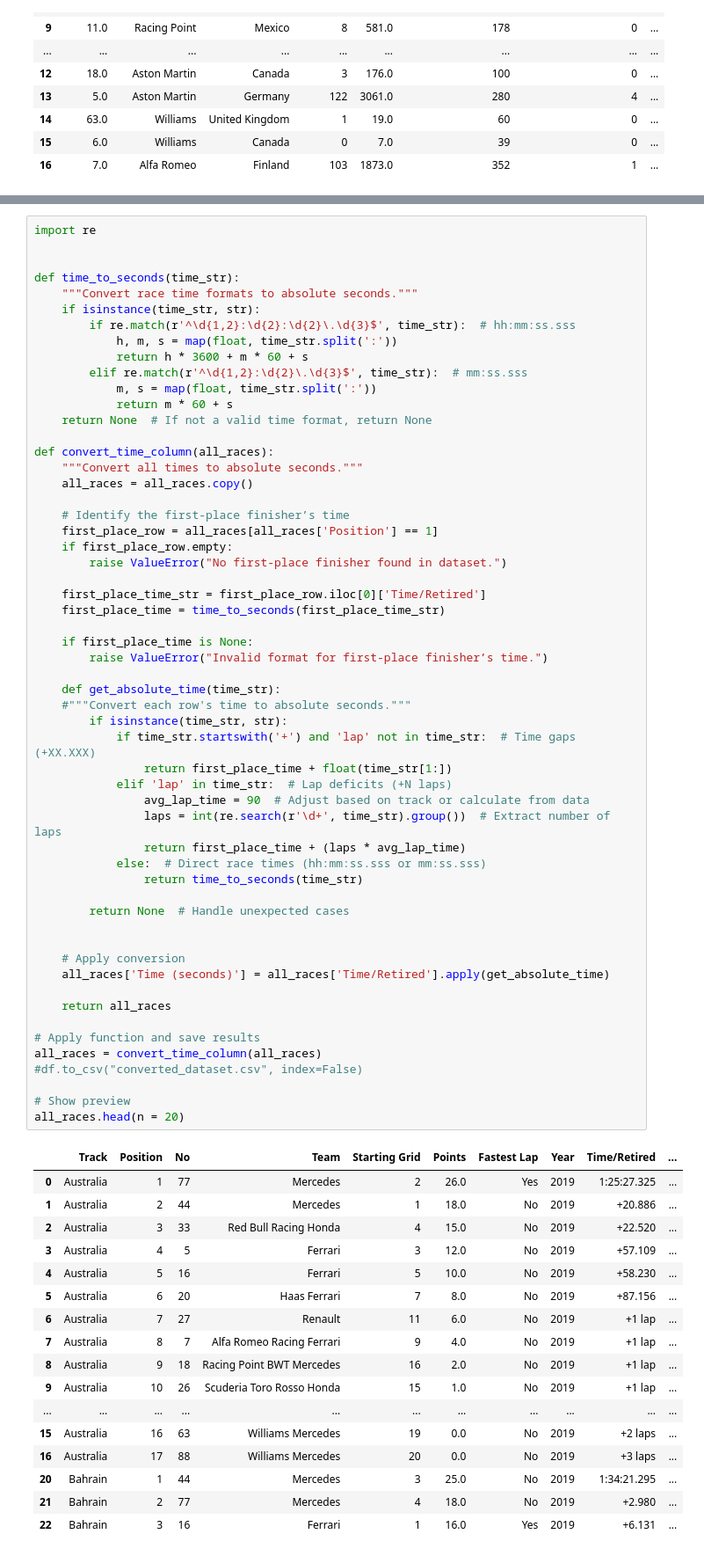
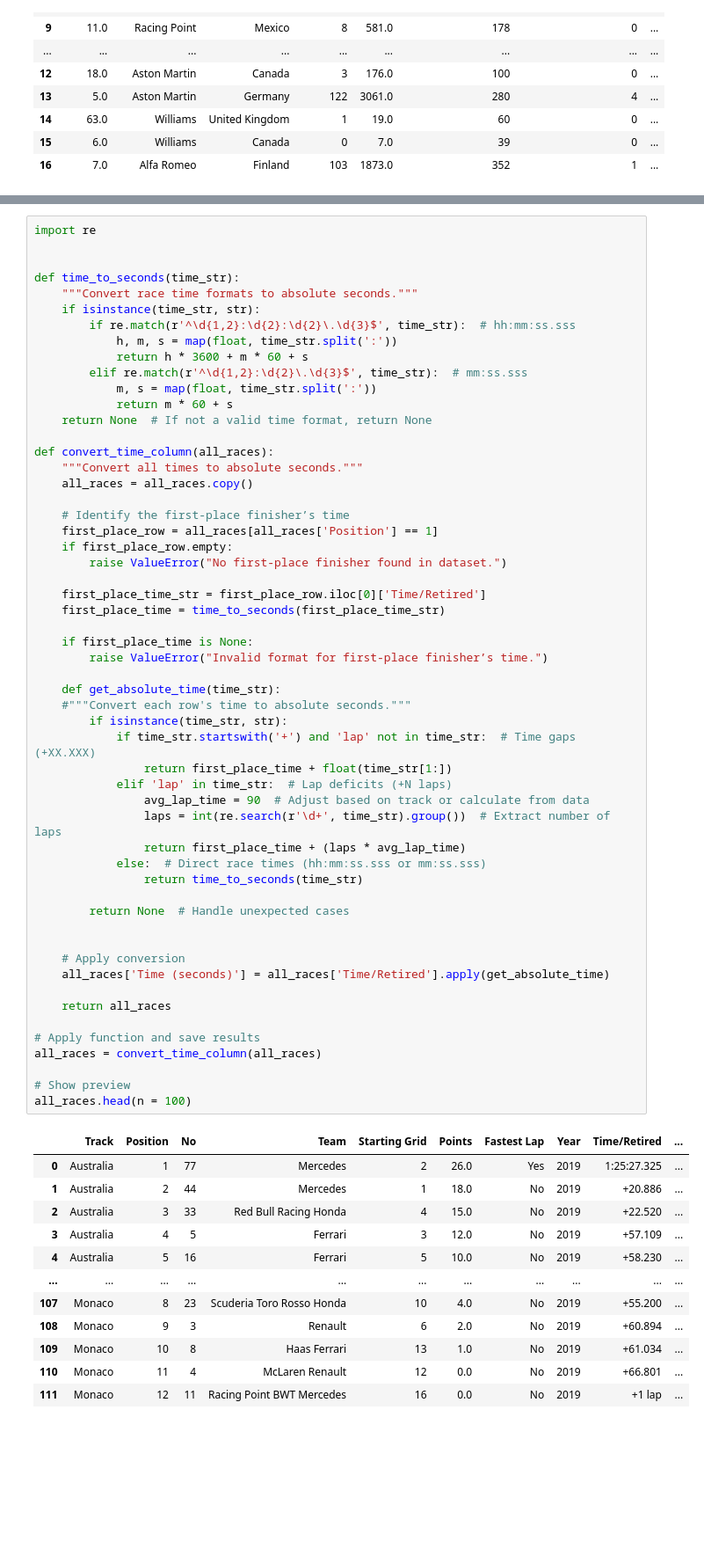
Before and after one commit to Dekamayaro/F1-Prediction-Project, a Jupyter notebook: project.ipynb, the cells around one changed output, grey strips where cells are left out. Shown at 88% size. Drawn from its saved outputs; the diff is of its cells as text; blank space fills up the shorter version.

```diff
--- a/project.ipynb
+++ b/project.ipynb
@@ -138,43 +138,37 @@ def convert_time_column(all_races):
     #"""Convert each row's time to absolute seconds."""
         if isinstance(time_str, str):
             if time_str.startswith('+') and 'lap' not in time_str:  # Time gaps (+XX.XXX)
                 return first_place_time + float(time_str[1:])
             elif 'lap' in time_str:  # Lap deficits (+N laps)
                 avg_lap_time = 90  # Adjust based on track or calculate from data
                 laps = int(re.search(r'\d+', time_str).group())  # Extract number of laps
                 return first_place_time + (laps * avg_lap_time)
             else:  # Direct race times (hh:mm:ss.sss or mm:ss.sss)
                 return time_to_seconds(time_str)
 
         return None  # Handle unexpected cases
 
 
     # Apply conversion
     all_races['Time (seconds)'] = all_races['Time/Retired'].apply(get_absolute_time)
 
     return all_races
 
 # Apply function and save results
 all_races = convert_time_column(all_races)
-#df.to_csv("converted_dataset.csv", index=False)
 
 # Show preview
-all_races.head(n = 20)
+all_races.head(n = 100)
 # %% [output]
 |  | Track | Position | No | Team | Starting Grid | Points | Fastest Lap | Year | Time/Retired | ... |
 | 0 | Australia | 1 | 77 | Mercedes | 2 | 26.0 | Yes | 2019 | 1:25:27.325 | ... |
 | 1 | Australia | 2 | 44 | Mercedes | 1 | 18.0 | No | 2019 | +20.886 | ... |
 | 2 | Australia | 3 | 33 | Red Bull Racing Honda | 4 | 15.0 | No | 2019 | +22.520 | ... |
 | 3 | Australia | 4 | 5 | Ferrari | 3 | 12.0 | No | 2019 | +57.109 | ... |
 | 4 | Australia | 5 | 16 | Ferrari | 5 | 10.0 | No | 2019 | +58.230 | ... |
-| 5 | Australia | 6 | 20 | Haas Ferrari | 7 | 8.0 | No | 2019 | +87.156 | ... |
-| 6 | Australia | 7 | 27 | Renault | 11 | 6.0 | No | 2019 | +1 lap | ... |
-| 7 | Australia | 8 | 7 | Alfa Romeo Racing Ferrari | 9 | 4.0 | No | 2019 | +1 lap | ... |
-| 8 | Australia | 9 | 18 | Racing Point BWT Mercedes | 16 | 2.0 | No | 2019 | +1 lap | ... |
-| 9 | Australia | 10 | 26 | Scuderia Toro Rosso Honda | 15 | 1.0 | No | 2019 | +1 lap | ... |
 | ... | ... | ... | ... | ... | ... | ... | ... | ... | ... | ... |
-| 15 | Australia | 16 | 63 | Williams Mercedes | 19 | 0.0 | No | 2019 | +2 laps | ... |
-| 16 | Australia | 17 | 88 | Williams Mercedes | 20 | 0.0 | No | 2019 | +3 laps | ... |
-| 20 | Bahrain | 1 | 44 | Mercedes | 3 | 25.0 | No | 2019 | 1:34:21.295 | ... |
-| 21 | Bahrain | 2 | 77 | Mercedes | 4 | 18.0 | No | 2019 | +2.980 | ... |
-| 22 | Bahrain | 3 | 16 | Ferrari | 1 | 16.0 | Yes | 2019 | +6.131 | ... |
+| 107 | Monaco | 8 | 23 | Scuderia Toro Rosso Honda | 10 | 4.0 | No | 2019 | +55.200 | ... |
+| 108 | Monaco | 9 | 3 | Renault | 6 | 2.0 | No | 2019 | +60.894 | ... |
+| 109 | Monaco | 10 | 8 | Haas Ferrari | 13 | 1.0 | No | 2019 | +61.034 | ... |
+| 110 | Monaco | 11 | 4 | McLaren Renault | 12 | 0.0 | No | 2019 | +66.801 | ... |
+| 111 | Monaco | 12 | 11 | Racing Point BWT Mercedes | 16 | 0.0 | No | 2019 | +1 lap | ... |
```
Also changed, not shown: parts of 6 cells of this notebook.
